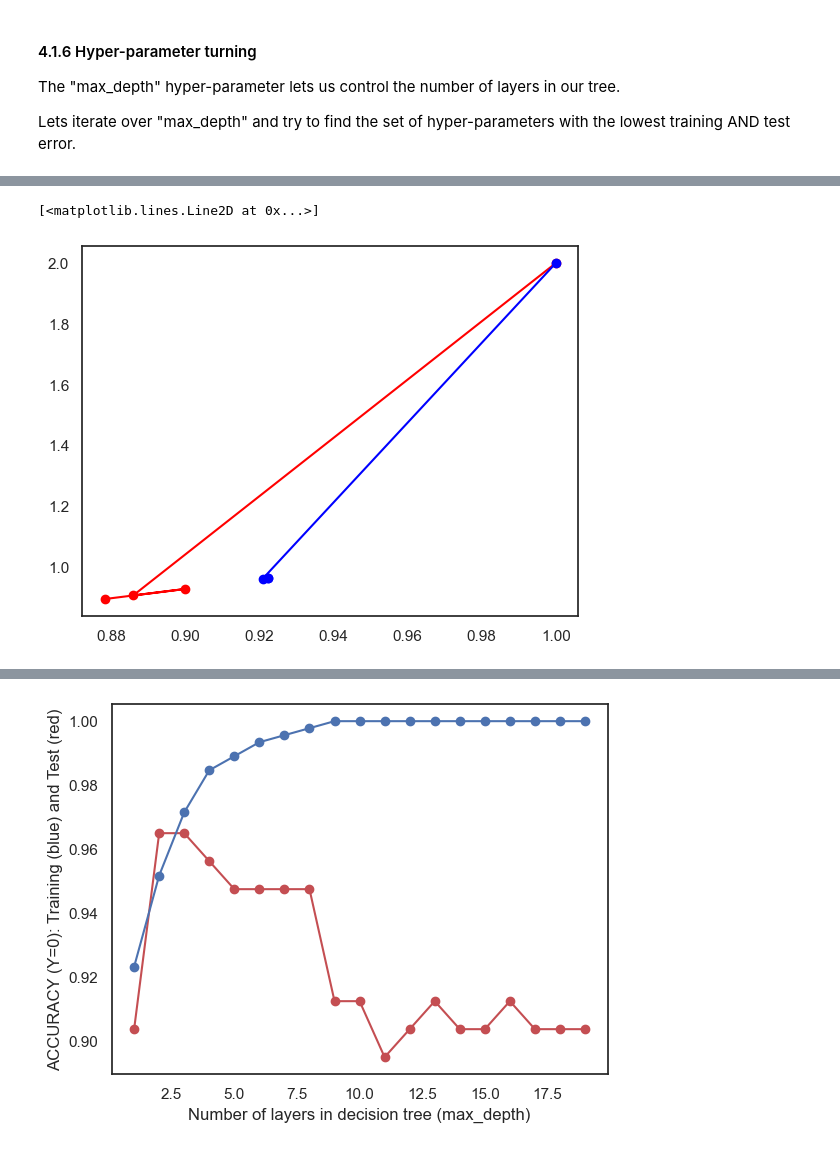
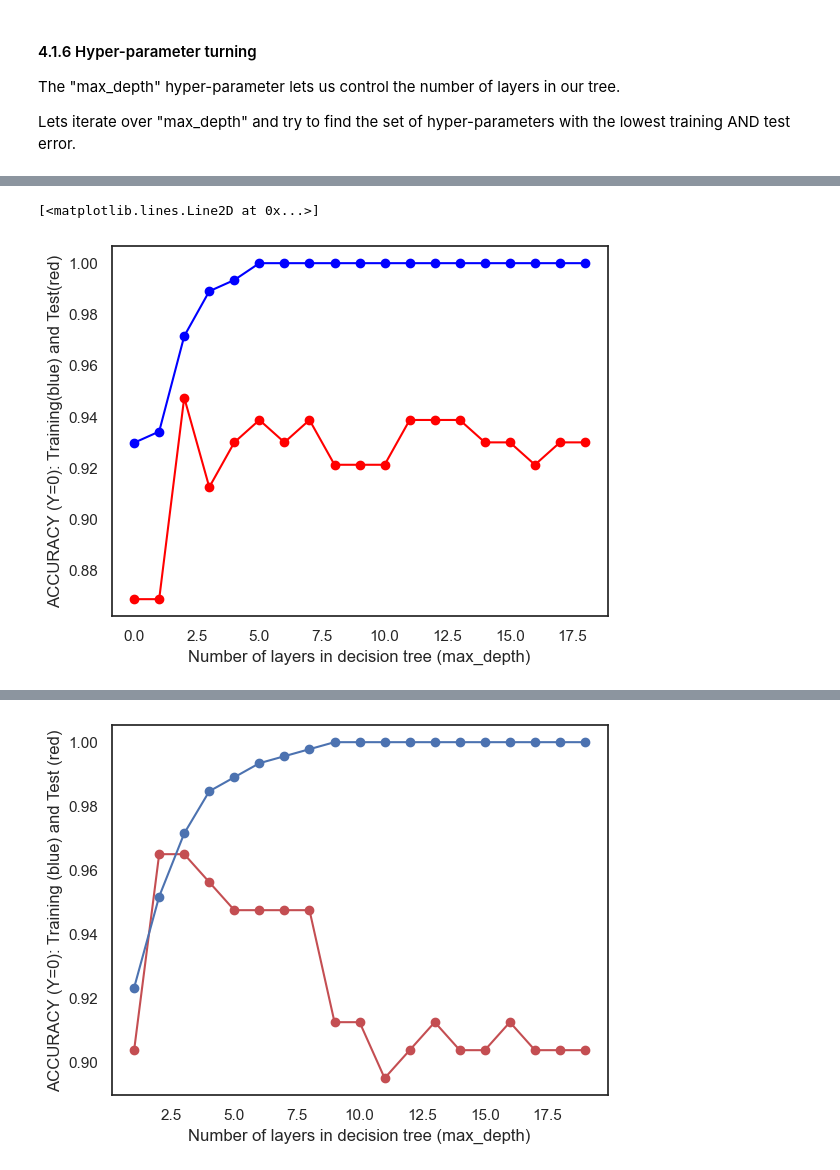
Before and after one commit to hannah-hana-kim/DSAN-5000-Lab, a Jupyter notebook: lab-5.1/assignment.ipynb, the cells around one changed output, grey strips where cells are left out. Saved outputs shown, nothing was run; the diff lists cells and outputs as text; code cells hidden in the pictures.

```diff
--- a/lab-5.1/assignment.ipynb
+++ b/lab-5.1/assignment.ipynb
@@ -336,18 +315,3 @@ for num_layer in range(1,20):
     # print(y_pred.shape)
     test_results.append([num_layer,accuracy_score(y_test, yp_test),recall_score(y_test, yp_test,pos_label=0),recall_score(y_test, yp_test,pos_label=1)])
     train_results.append([num_layer, accuracy_score(y_train, yp_train), recall_score(y_train, yp_train, pos_label=1), recall_score(y_train, yp_train, pos_label=1)])
-# %%
-# COMPLETE THE FOLLOWING CODE TO LOOP OVER POSSIBLE HYPER-PARAMETERS VALUES
-test_results=[]
-train_results=[]
-
-for num_layer in range(1,20):
-    model = tree.DecisionTreeClassifier(max_depth=num_layer)
-    model = model.fit(INSERT_CODE)
-
-    yp_train=model.predict(INSERT_CODE)
-    yp_test=model.predict(INSERT_CODE)
-
-    # print(y_pred.shape)
-    test_results.append([num_layer,accuracy_score(y_test, yp_test),recall_score(y_test, yp_test,pos_label=0),recall_score(y_test, yp_test,pos_label=1)])
-    train_results.append(INSERT_CODE)
@@ -354,7 +351,9 @@ for num_layer in range(1,20):
 # %%
 # INSERT CODE TO GENERATE THE THREE PLOTS BELOW (SEE EXPECTED OUTPUT FOR EXAMPLE)
-plt.plot(test_results[0], test_results[1], color='red', marker='o')
-plt.plot(train_results[0], train_results[1], color='blue', marker='o')
+plt.xlabel("Number of layers in decision tree (max_depth)")
+plt.ylabel("ACCURACY (Y=0): Training(blue) and Test(red)")
+plt.plot([col[1] for col in test_results], color='red', marker='o')
+plt.plot([col[1] for col in train_results], color='blue', marker='o')
 # %% [output]
 [<matplotlib.lines.Line2D at 0x...>]
-[figure, old version]
+[figure, new version]
```
Also changed, not shown: parts of 17 cells of this notebook.
